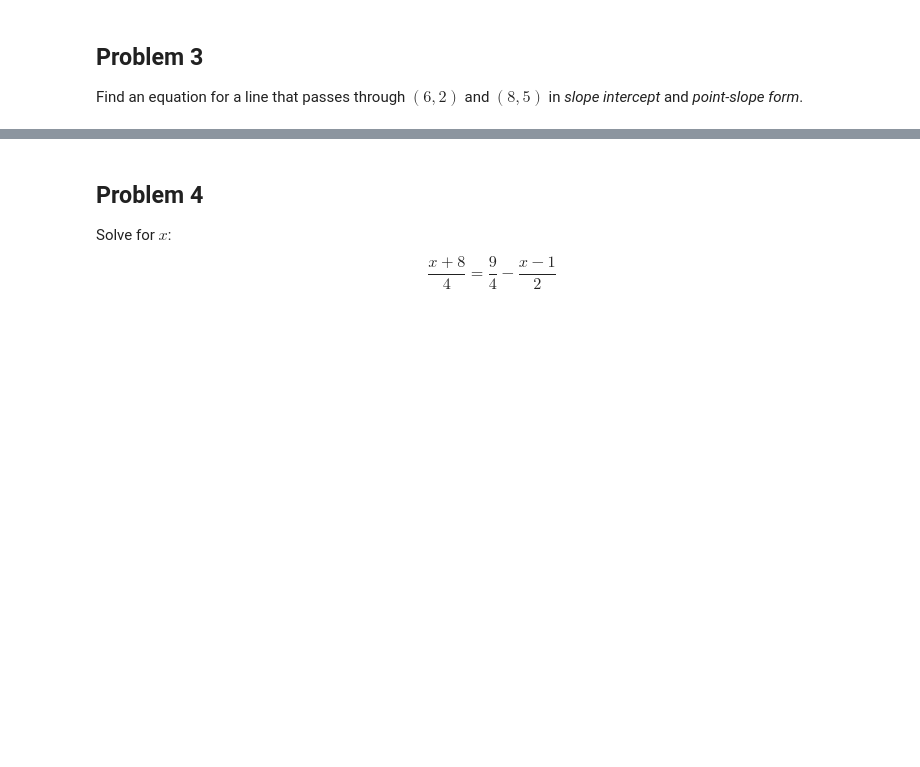
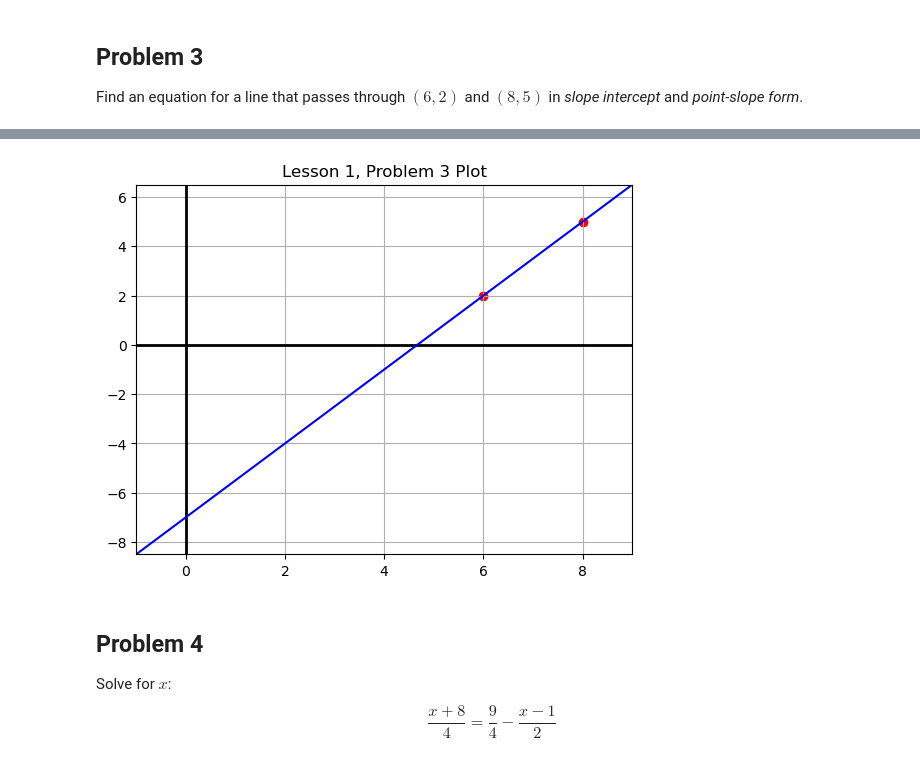
Before and after one commit to ParkerEnsing/Tutoring, a Jupyter notebook: Will_Graham/Lesson_1/Lesson_1.ipynb, the cells around one changed output, grey strips where cells are left out. Cells and saved outputs as stored; diff of their text form; code cells hidden in the pictures; blank space fills up the shorter version.

Commit message:
Adds solution for Will Graham, Lesson 1, Problem 3

```diff
--- a/Will_Graham/Lesson_1/Lesson_1.ipynb
+++ b/Will_Graham/Lesson_1/Lesson_1.ipynb
@@ -87,3 +112,27 @@ Find an equation for a line that passes through $(6, 2)$ and $(8, 5)$ in *slope
+# %%
+domain = [-1, 9]
+x = np.linspace(domain[0], domain[1], 2)
+y1 = 1.5*x -7
+rng = [y1.min(), y1.max()]
+
+x_ax = np.linspace(domain[0], domain[1], 100)
+y_ax = np.linspace(rng[0], rng[1], 100)
+
+fig, ax = plt.subplots()
+
+ax.set_title("Lesson 1, Problem 3 Plot")
+
+ax.plot(x_ax, np.zeros(len(x_ax)), linewidth = 2, color = 'k')
+ax.plot(np.zeros(len(y_ax)), y_ax, linewidth = 2, color = 'k')
+ax.plot(x, y1, linestyle = '-', color = 'b')
+ax.scatter([6, 8], [2, 5], marker = 'o', color = 'r')
+
+ax.set_xlim(domain)
+ax.set_ylim(rng)
+ax.grid(True)
+plt.show()
+# %% [output]
+[figure, added]
 # %% [markdown]
 ## Problem 4 ##
 Solve for $x$: $$\frac{x + 8}{4} = \frac{9}{4} - \frac{x - 1}{2}$$
```
Also changed, not shown: parts of 2 cells of this notebook.
